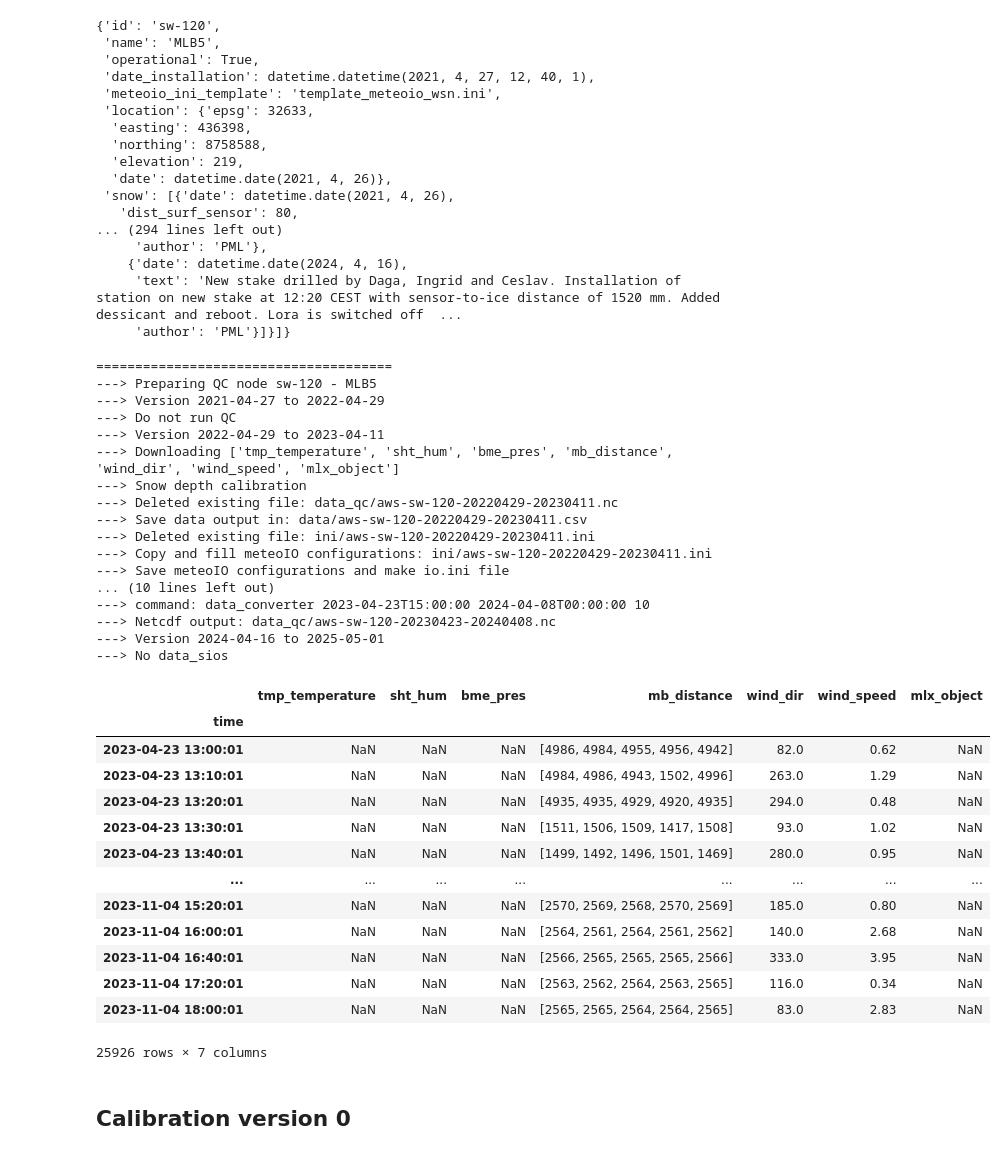
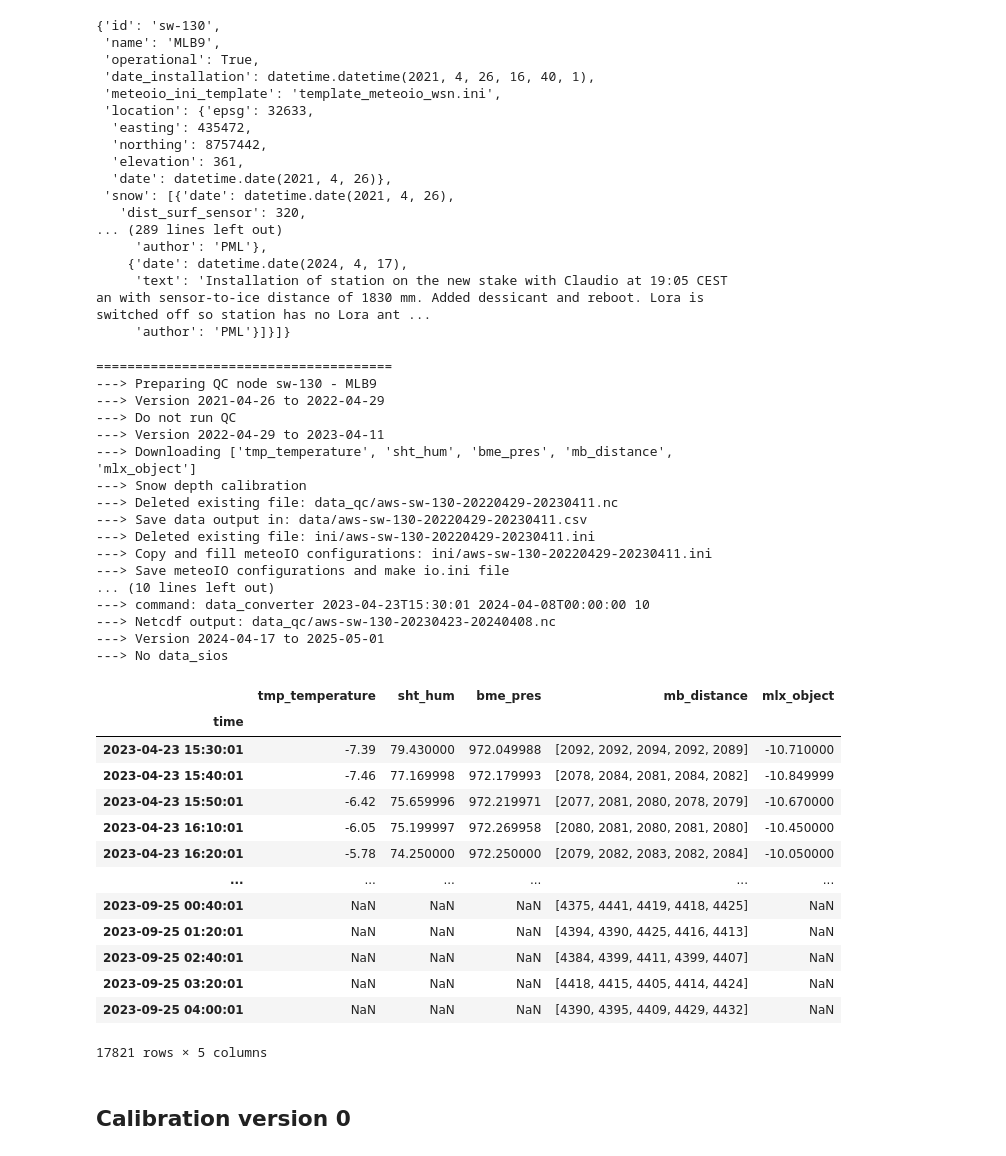
Before and after one commit to UiOHive/wsn_filters, a Jupyter notebook: MeteoIO_test.ipynb, the cells around one changed output. Saved outputs shown, nothing was run; the diff lists cells and outputs as text; code cells hidden in the pictures.

```diff
--- a/MeteoIO_test.ipynb
+++ b/MeteoIO_test.ipynb
@@ -46,25 +46,25 @@ with open('config_wsn_MLB.yml', 'r') as file:
 folder_input = conf['path']['folder_input']
 folder_output = conf['path']['folder_output']
 # %%
-node=conf['node'][1]  #3=KNG6
+node=conf['node'][3]  #3=KNG6
 node
 # %% [output]
-{'id': 'sw-120',
- 'name': 'MLB5',
+{'id': 'sw-130',
+ 'name': 'MLB9',
  'operational': True,
- 'date_installation': datetime.datetime(2021, 4, 27, 12, 40, 1),
+ 'date_installation': datetime.datetime(2021, 4, 26, 16, 40, 1),
  'meteoio_ini_template': 'template_meteoio_wsn.ini',
  'location': {'epsg': 32633,
-  'easting': 436398,
-  'northing': 8758588,
-  'elevation': 219,
+  'easting': 435472,
+  'northing': 8757442,
+  'elevation': 361,
   'date': datetime.date(2021, 4, 26)},
  'snow': [{'date': datetime.date(2021, 4, 26),
-   'dist_surf_sensor': 80,
-... (294 lines left out)
+   'dist_surf_sensor': 320,
+... (289 lines left out)
      'author': 'PML'},
-    {'date': datetime.date(2024, 4, 16),
-     'text': 'New stake drilled by Daga, Ingrid and Ceslav. Installation of station on new stake at 12:20 CEST with sensor-to-ice distance of 1520 mm. Added dessicant and reboot. Lora is switched off  ...
+    {'date': datetime.date(2024, 4, 17),
+     'text': 'Installation of station on the new stake with Claudio at 19:05 CEST an with sensor-to-ice distance of 1830 mm. Added dessicant and reboot. Lora is switched off so station has no Lora ant ...
      'author': 'PML'}]}]}
 # %%
 
@@ -124,7 +124,7 @@ node
             ## Delete existing files
             path_out = '{}/{}'.format(folder_output, fname_out)
             if os.path.exists(path_out):
-                os.remove(path_out)
+               #os.remove(path_out)
                 print('---> Deleted existing file: {}'.format(path_out))
 
             ## Save to CSV
@@ -165,57 +165,57 @@ node
             # Add ACDD values
             for ACDD,value in conf['ACDD'].items():
                 if not ACDD=='WRITE':
                     config_ini['Output']['ACDD_'+ACDD]=value
 
             # write and copy ini - and remove double quotes
             #config_ini.write()
             #if platform == "linux" or platform == "linux2":
             #    subprocess.run(['sed -i \'s/"//g\' {}'.format(fname_ini)], shell=True)
             #elif platform == "darwin":
             #    subprocess.run(['sed -i \'\' \'s/"//g\' {}'.format(fname_ini)], shell=True)
             #shutil.copyfile(fname_ini,'io.ini')
             print('---> Save meteoIO configurations and make io.ini file')
 
             # run MeteoIO (need to alias data_converter)
             sampling_rate = 10 # in minutes
             command = 'data_converter {} {} {}'.format(format(date_start,"%Y-%m-%dT%H:%M:%S"),format(date_end,"%Y-%m-%dT%H:%M:%S"),sampling_rate)
             print('---> command: {}'.format(command))
             #time.sleep(4)
             #subprocess.run([command], shell=True)
             print('---> Netcdf output: {}'.format(path_out))
 df
 # %% [output]
 ======================================
----> Preparing QC node sw-120 - MLB5
----> Version 2021-04-27 to 2022-04-29
+---> Preparing QC node sw-130 - MLB9
+---> Version 2021-04-26 to 2022-04-29
 ---> Do not run QC
 ---> Version 2022-04-29 to 2023-04-11
----> Downloading ['tmp_temperature', 'sht_hum', 'bme_pres', 'mb_distance', 'wind_dir', 'wind_speed', 'mlx_object']
+---> Downloading ['tmp_temperature', 'sht_hum', 'bme_pres', 'mb_distance', 'mlx_object']
 ---> Snow depth calibration
----> Deleted existing file: data_qc/aws-sw-120-20220429-20230411.nc
----> Save data output in: data/aws-sw-120-20220429-20230411.csv
----> Deleted existing file: ini/aws-sw-120-20220429-20230411.ini
----> Copy and fill meteoIO configurations: ini/aws-sw-120-20220429-20230411.ini
+---> Deleted existing file: data_qc/aws-sw-130-20220429-20230411.nc
+---> Save data output in: data/aws-sw-130-20220429-20230411.csv
+---> Deleted existing file: ini/aws-sw-130-20220429-20230411.ini
+---> Copy and fill meteoIO configurations: ini/aws-sw-130-20220429-20230411.ini
 ---> Save meteoIO configurations and make io.ini file
 ... (10 lines left out)
----> command: data_converter 2023-04-23T15:00:00 2024-04-08T00:00:00 10
----> Netcdf output: data_qc/aws-sw-120-20230423-20240408.nc
----> Version 2024-04-16 to 2025-05-01
+---> command: data_converter 2023-04-23T15:30:01 2024-04-08T00:00:00 10
+---> Netcdf output: data_qc/aws-sw-130-20230423-20240408.nc
+---> Version 2024-04-17 to 2025-05-01
 ---> No data_sios
-|  | tmp_temperature | sht_hum | bme_pres | mb_distance | wind_dir | wind_speed | mlx_object |
-| time |  |  |  |  |  |  |  |
-| 2023-04-23 13:00:01 | NaN | NaN | NaN | [4986, 4984, 4955, 4956, 4942] | 82.0 | 0.62 | NaN |
-| 2023-04-23 13:10:01 | NaN | NaN | NaN | [4984, 4986, 4943, 1502, 4996] | 263.0 | 1.29 | NaN |
-| 2023-04-23 13:20:01 | NaN | NaN | NaN | [4935, 4935, 4929, 4920, 4935] | 294.0 | 0.48 | NaN |
-| 2023-04-23 13:30:01 | NaN | NaN | NaN | [1511, 1506, 1509, 1417, 1508] | 93.0 | 1.02 | NaN |
-| 2023-04-23 13:40:01 | NaN | NaN | NaN | [1499, 1492, 1496, 1501, 1469] | 280.0 | 0.95 | NaN |
-| ... | ... | ... | ... | ... | ... | ... | ... |
-| 2023-11-04 15:20:01 | NaN | NaN | NaN | [2570, 2569, 2568, 2570, 2569] | 185.0 | 0.80 | NaN |
-| 2023-11-04 16:00:01 | NaN | NaN | NaN | [2564, 2561, 2564, 2561, 2562] | 140.0 | 2.68 | NaN |
-| 2023-11-04 16:40:01 | NaN | NaN | NaN | [2566, 2565, 2565, 2565, 2566] | 333.0 | 3.95 | NaN |
-| 2023-11-04 17:20:01 | NaN | NaN | NaN | [2563, 2562, 2564, 2563, 2565] | 116.0 | 0.34 | NaN |
-| 2023-11-04 18:00:01 | NaN | NaN | NaN | [2565, 2565, 2564, 2564, 2565] | 83.0 | 2.83 | NaN |
+|  | tmp_temperature | sht_hum | bme_pres | mb_distance | mlx_object |
+| time |  |  |  |  |  |
+| 2023-04-23 15:30:01 | -7.39 | 79.430000 | 972.049988 | [2092, 2092, 2094, 2092, 2089] | -10.710000 |
+| 2023-04-23 15:40:01 | -7.46 | 77.169998 | 972.179993 | [2078, 2084, 2081, 2084, 2082] | -10.849999 |
+| 2023-04-23 15:50:01 | -6.42 | 75.659996 | 972.219971 | [2077, 2081, 2080, 2078, 2079] | -10.670000 |
+| 2023-04-23 16:10:01 | -6.05 | 75.199997 | 972.269958 | [2080, 2081, 2080, 2081, 2080] | -10.450000 |
+| 2023-04-23 16:20:01 | -5.78 | 74.250000 | 972.250000 | [2079, 2082, 2083, 2082, 2084] | -10.050000 |
+| ... | ... | ... | ... | ... | ... |
+| 2023-09-25 00:40:01 | NaN | NaN | NaN | [4375, 4441, 4419, 4418, 4425] | NaN |
+| 2023-09-25 01:20:01 | NaN | NaN | NaN | [4394, 4390, 4425, 4416, 4413] | NaN |
+| 2023-09-25 02:40:01 | NaN | NaN | NaN | [4384, 4399, 4411, 4399, 4407] | NaN |
+| 2023-09-25 03:20:01 | NaN | NaN | NaN | [4418, 4415, 4405, 4414, 4424] | NaN |
+| 2023-09-25 04:00:01 | NaN | NaN | NaN | [4390, 4395, 4409, 4429, 4432] | NaN |
-25926 rows × 7 columns
+17821 rows × 5 columns
 # %%
 #'xy({},{},{})'.format(node['location']['easting'],node['location']['northing'],node['location']['elevation'])
 #'xy({},{},{})'.format(node['location']['easting'],node['location']['northing'],node['location']['elevation'])
```
Also changed, not shown: parts of 6 cells of this notebook, 6 other files.
